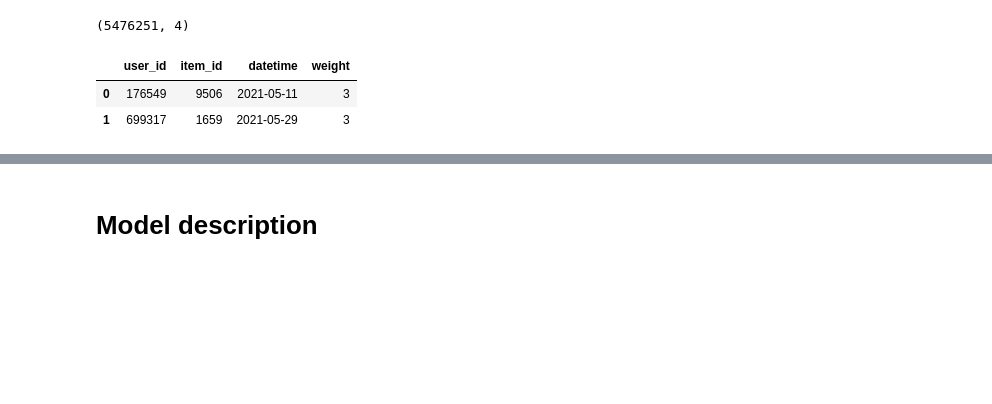
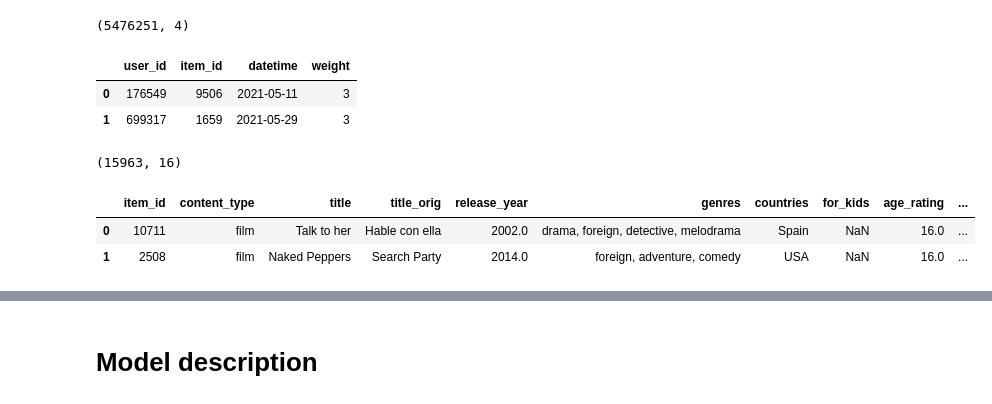
Before and after one commit to MobileTeleSystems/RecTools, a Jupyter notebook: examples/tutorials/sasrec_tutorial.ipynb, the cells around one changed output, grey strips where cells are left out. Cells and saved outputs as stored; diff of their text form; code cells hidden in the pictures; blank space fills up the shorter version.

```diff
--- a/examples/tutorials/sasrec_tutorial.ipynb
+++ b/examples/tutorials/sasrec_tutorial.ipynb
@@ -72,3 +76,11 @@ interactions.head(2)
 |  | user_id | item_id | datetime | weight |
 | 0 | 176549 | 9506 | 2021-05-11 | 3 |
 | 1 | 699317 | 1659 | 2021-05-29 | 3 |
+# %%
+print(items.shape)
+items.head(2)
+# %% [output]
+(15963, 16)
+|  | item_id | content_type | title | title_orig | release_year | genres | countries | for_kids | age_rating | ... |
+| 0 | 10711 | film | Talk to her | Hable con ella | 2002.0 | drama, foreign, detective, melodrama | Spain | NaN | 16.0 | ... |
+| 1 | 2508 | film | Naked Peppers | Search Party | 2014.0 | foreign, adventure, comedy | USA | NaN | 16.0 | ... |
```
Also changed, not shown: parts of 25 cells of this notebook, 3 other files.
